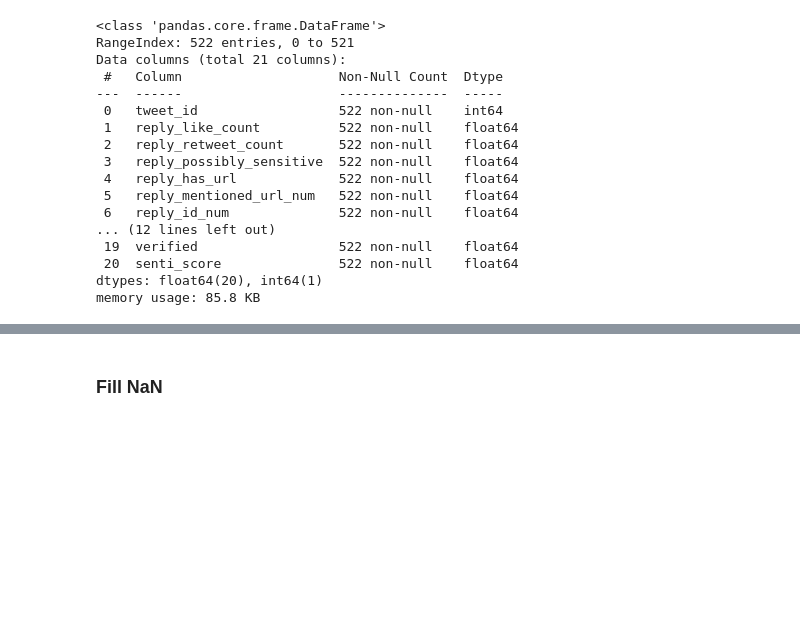
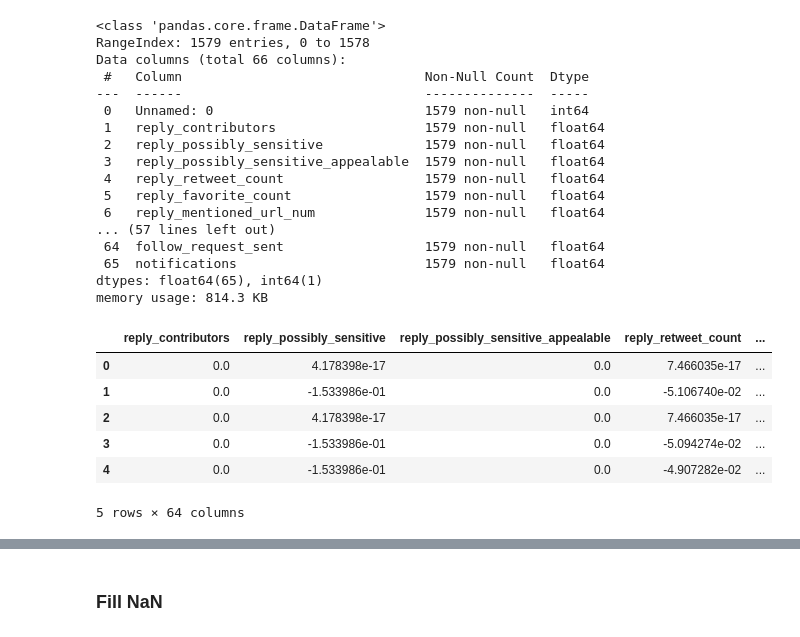
Before and after one commit to HandanYU/Rumour-detection, a Jupyter notebook: experiment.ipynb, the cells around one changed output, grey strips where cells are left out. Drawn from its saved outputs; the diff is of its cells as text; code cells hidden in the pictures; blank space fills up the shorter version.

```diff
--- a/experiment.ipynb
+++ b/experiment.ipynb
@@ -10,25 +10,38 @@ import torch.nn as nn
 import torch.utils.data as Data
 import torch.optim as optim
 # %%
-train_stat = pd.read_csv('./sep_data/train_stat_feat_df.csv')
-dev_stat = pd.read_csv('./sep_data/dev_stat_feat_df.csv')
+train_stat = pd.read_csv('./sep_data/train_scaled_stat_feat_df.csv')
+dev_stat = pd.read_csv('./sep_data/dev_scaled_stat_feat_df.csv')
 
-dev_stat.info()
+train_stat = train_stat.fillna(train_stat.mean())
+dev_stat = dev_stat.fillna(dev_stat.mean())
+train_stat.info()
 # %% [output]
 <class 'pandas.core.frame.DataFrame'>
-RangeIndex: 522 entries, 0 to 521
-Data columns (total 21 columns):
- #   Column                    Non-Null Count  Dtype
----  ------                    --------------  -----
- 0   tweet_id                  522 non-null    int64
- 1   reply_like_count          522 non-null    float64
- 2   reply_retweet_count       522 non-null    float64
- 3   reply_possibly_sensitive  522 non-null    float64
- 4   reply_has_url             522 non-null    float64
- 5   reply_mentioned_url_num   522 non-null    float64
- 6   reply_id_num              522 non-null    float64
-... (12 lines left out)
- 19  verified                  522 non-null    float64
- 20  senti_score               522 non-null    float64
-dtypes: float64(20), int64(1)
-memory usage: 85.8 KB
+RangeIndex: 1579 entries, 0 to 1578
+Data columns (total 66 columns):
+ #   Column                               Non-Null Count  Dtype
+---  ------                               --------------  -----
+ 0   Unnamed: 0                           1579 non-null   int64
+ 1   reply_contributors                   1579 non-null   float64
+ 2   reply_possibly_sensitive             1579 non-null   float64
+ 3   reply_possibly_sensitive_appealable  1579 non-null   float64
+ 4   reply_retweet_count                  1579 non-null   float64
+ 5   reply_favorite_count                 1579 non-null   float64
+ 6   reply_mentioned_url_num              1579 non-null   float64
+... (57 lines left out)
+ 64  follow_request_sent                  1579 non-null   float64
+ 65  notifications                        1579 non-null   float64
+dtypes: float64(65), int64(1)
+memory usage: 814.3 KB
+# %%
+train_stat.drop(columns=['Unnamed: 0', 'contributors'], inplace=True)
+train_stat.head()
+# %% [output]
+|  | reply_contributors | reply_possibly_sensitive | reply_possibly_sensitive_appealable | reply_retweet_count | ... |
+| 0 | 0.0 | 4.178398e-17 | 0.0 | 7.466035e-17 | ... |
+| 1 | 0.0 | -1.533986e-01 | 0.0 | -5.106740e-02 | ... |
+| 2 | 0.0 | 4.178398e-17 | 0.0 | 7.466035e-17 | ... |
+| 3 | 0.0 | -1.533986e-01 | 0.0 | -5.094274e-02 | ... |
+| 4 | 0.0 | -1.533986e-01 | 0.0 | -4.907282e-02 | ... |
+5 rows × 64 columns
```
Also changed, not shown: parts of 19 cells of this notebook, 2 other files.
